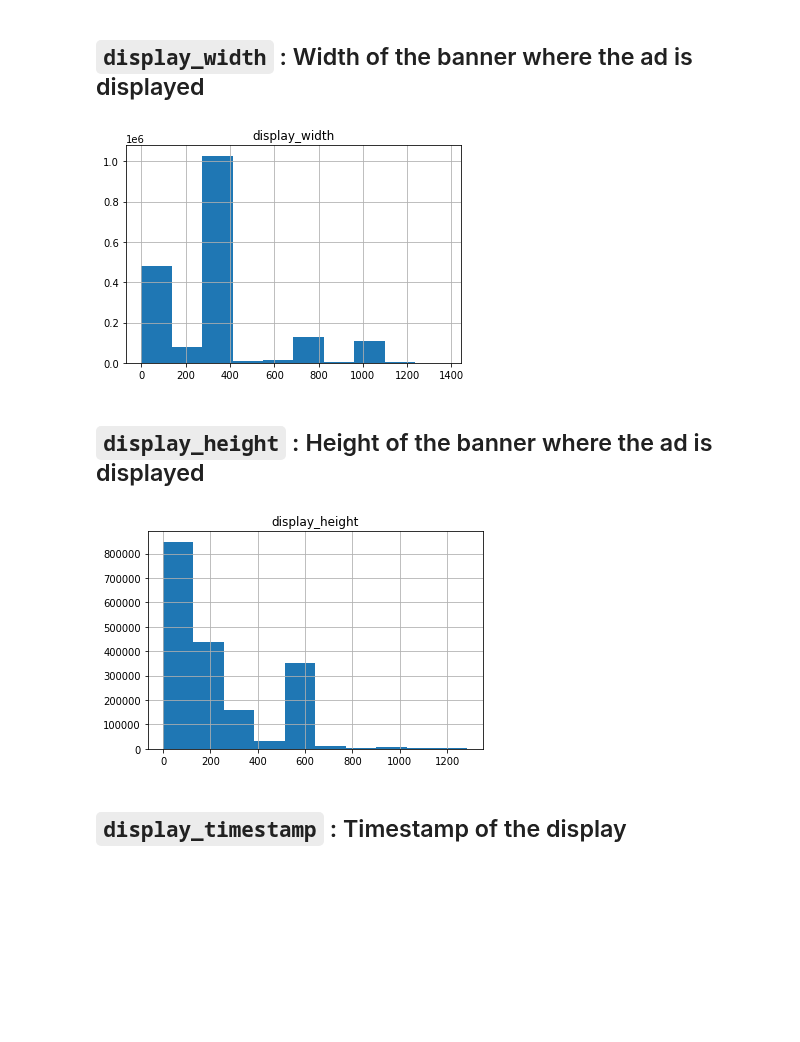
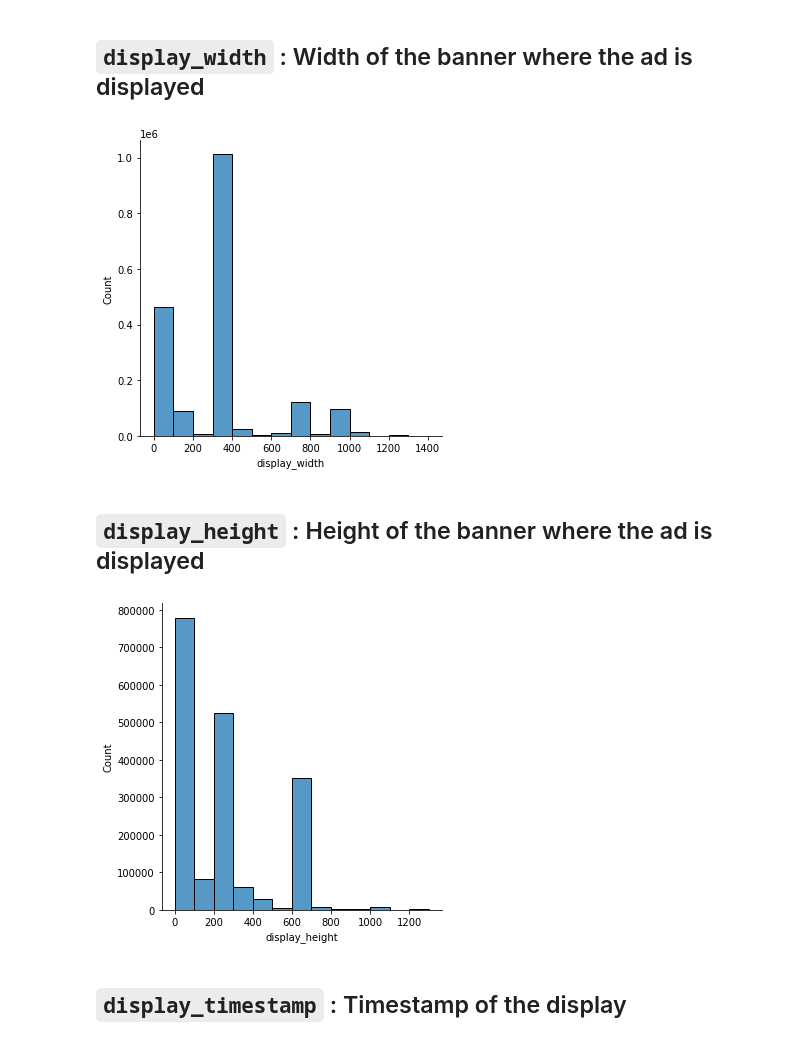
Before and after one commit to baptiste-pasquier/statapp, a Jupyter notebook: discovering.ipynb, the cells around one changed output. Drawn from its saved outputs; the diff is of its cells as text; code cells hidden in the pictures; blank space fills up the shorter version.

```diff
--- a/discovering.ipynb
+++ b/discovering.ipynb
@@ -501,18 +520,18 @@ plt.show()
 [figure]
 # %% [markdown]
 ## `display_width` : Width of the banner where the ad is displayed
-# %%
-df.hist(column='display_width')
-plt.show()
-# %% [output]
-[figure, removed]
+# %%
+sns.displot(data=df, x='display_width', binwidth=100)
+plt.show()
+# %% [output]
+[figure, added]
 # %% [markdown]
 ## `display_height` : Height of the banner where the ad is displayed
-# %%
-df.hist(column='display_height')
-plt.show()
-# %% [output]
-[figure, removed]
+# %%
+sns.displot(data=df, x='display_height', binwidth=100)
+plt.show()
+# %% [output]
+[figure, added]
 # %% [markdown]
 ## `display_timestamp` : Timestamp of the display
 # %%
```
Also changed, not shown: parts of 10 cells of this notebook.
